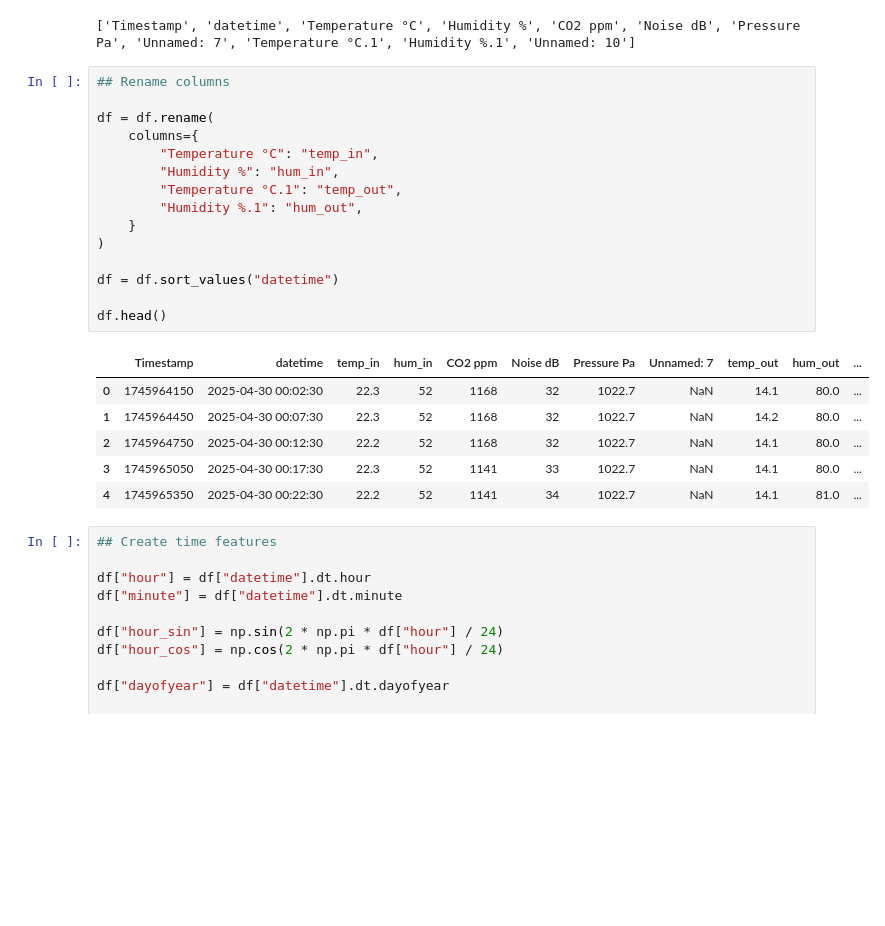
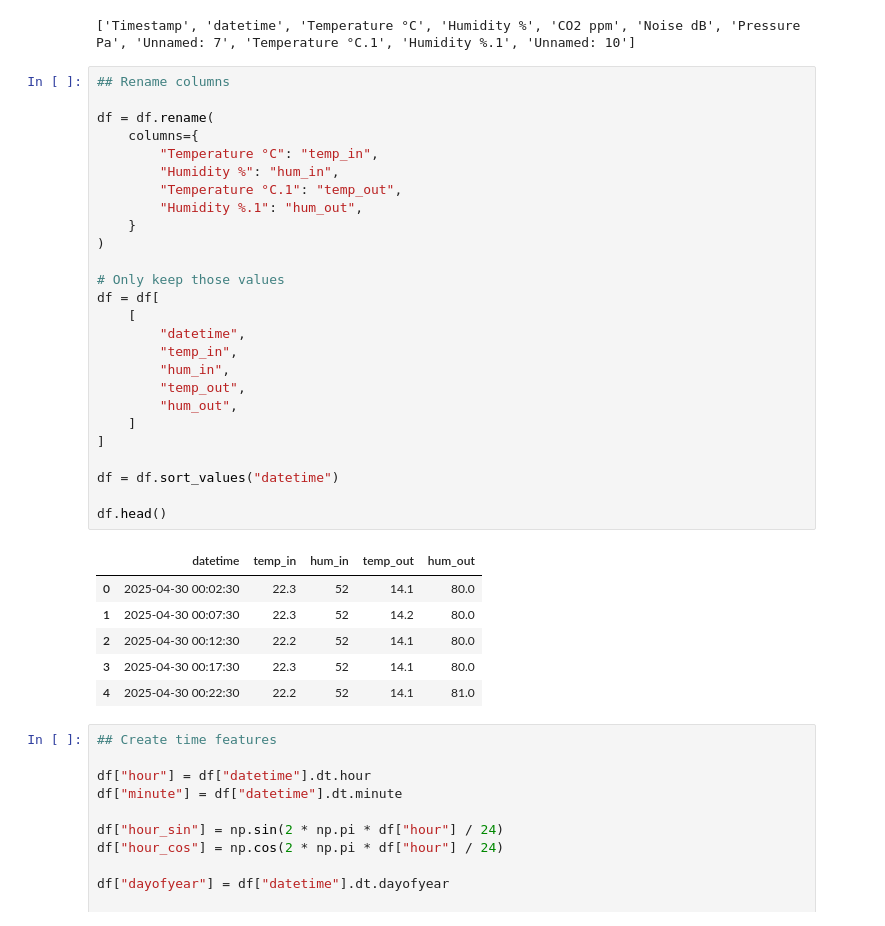
Before and after one commit to RogerMoens/ThermalTwin, a Jupyter notebook: notebooks/02_temperature_forecasting.ipynb, the cells around one changed output. Cells and saved outputs as stored; diff of their text form; blank space fills up the shorter version.

```diff
--- a/notebooks/02_temperature_forecasting.ipynb
+++ b/notebooks/02_temperature_forecasting.ipynb
@@ -110,25 +120,36 @@ print(df.columns.tolist())
 # %%
 ## Rename columns
 
 df = df.rename(
     columns={
         "Temperature °C": "temp_in",
         "Humidity %": "hum_in",
         "Temperature °C.1": "temp_out",
         "Humidity %.1": "hum_out",
     }
 )
 
+# Only keep those values
+df = df[
+    [
+        "datetime",
+        "temp_in",
+        "hum_in",
+        "temp_out",
+        "hum_out",
+    ]
+]
+
 df = df.sort_values("datetime")
 
 df.head()
 # %% [output]
-|  | Timestamp | datetime | temp_in | hum_in | CO2 ppm | Noise dB | Pressure Pa | Unnamed: 7 | temp_out | hum_out | ... |
-| 0 | 1745964150 | 2025-04-30 00:02:30 | 22.3 | 52 | 1168 | 32 | 1022.7 | NaN | 14.1 | 80.0 | ... |
-| 1 | 1745964450 | 2025-04-30 00:07:30 | 22.3 | 52 | 1168 | 32 | 1022.7 | NaN | 14.2 | 80.0 | ... |
-| 2 | 1745964750 | 2025-04-30 00:12:30 | 22.2 | 52 | 1168 | 32 | 1022.7 | NaN | 14.1 | 80.0 | ... |
-| 3 | 1745965050 | 2025-04-30 00:17:30 | 22.3 | 52 | 1141 | 33 | 1022.7 | NaN | 14.1 | 80.0 | ... |
-| 4 | 1745965350 | 2025-04-30 00:22:30 | 22.2 | 52 | 1141 | 34 | 1022.7 | NaN | 14.1 | 81.0 | ... |
+|  | datetime | temp_in | hum_in | temp_out | hum_out |
+| 0 | 2025-04-30 00:02:30 | 22.3 | 52 | 14.1 | 80.0 |
+| 1 | 2025-04-30 00:07:30 | 22.3 | 52 | 14.2 | 80.0 |
+| 2 | 2025-04-30 00:12:30 | 22.2 | 52 | 14.1 | 80.0 |
+| 3 | 2025-04-30 00:17:30 | 22.3 | 52 | 14.1 | 80.0 |
+| 4 | 2025-04-30 00:22:30 | 22.2 | 52 | 14.1 | 81.0 |
 # %%
 ## Create time features
 
```
Also changed, not shown: parts of 12 cells of this notebook.
